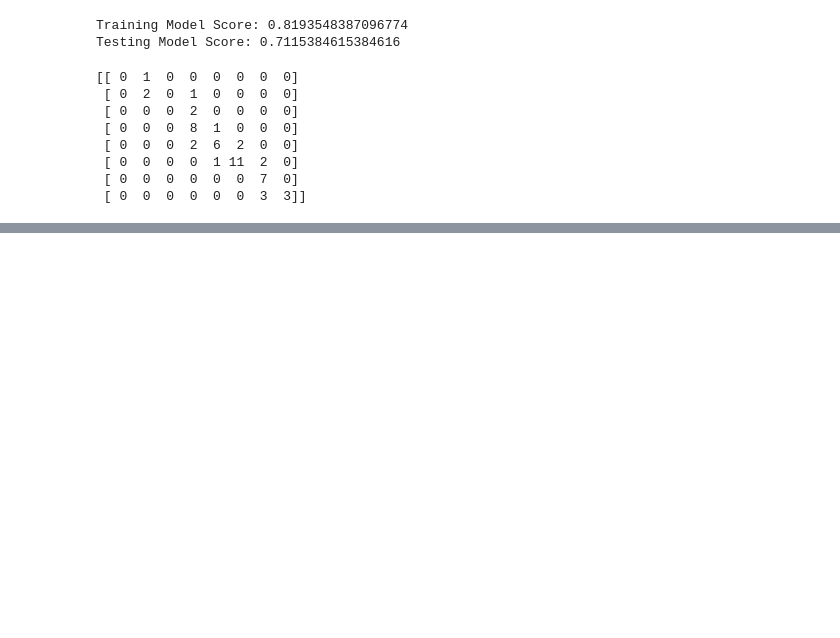
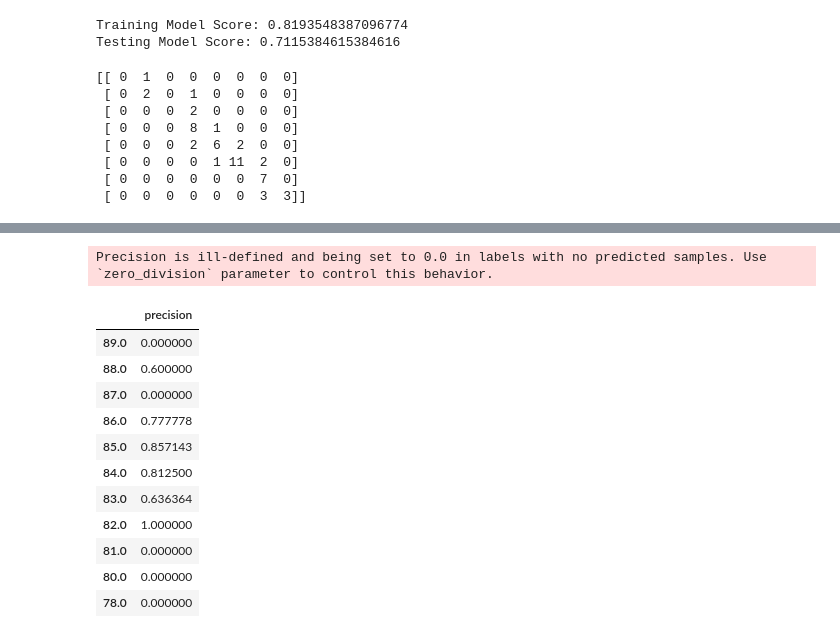
Before and after one commit to Cabone01/Coffee-Coffee, a Jupyter notebook: Coffee_Machine_Learning.ipynb, the cells around one changed output, grey strips where cells are left out. Drawn from its saved outputs; the diff is of its cells as text; code cells hidden in the pictures; blank space fills up the shorter version.

```diff
--- a/Coffee_Machine_Learning.ipynb
+++ b/Coffee_Machine_Learning.ipynb
@@ -266,0 +315,3 @@ Accordion(children=(VBox(children=(HTML(value='\n<h1 id="summary_53L0EO71A1EVHC5
+# %%
+tree_prediction = clf_2.predict(X_test_scaled)
+print(metrics.classification_report(y_test, tree_prediction, labels=np.unique(y_train)))
@@ -266,0 +352,19 @@ Accordion(children=(VBox(children=(HTML(value='\n<h1 id="summary_53L0EO71A1EVHC5
+# %%
+precision = metrics.precision_score(y_test, tree_prediction, average=None, labels=np.unique(y_train))
+precision_results = pd.DataFrame(precision, index=[str(x) for x in y.unique()])
+precision_results.rename(columns={0:'precision'}, inplace=True)
+precision_results
+# %% [output]
+Precision is ill-defined and being set to 0.0 in labels with no predicted samples. Use `zero_division` parameter to control this behavior.
+|  | precision |
+| 89.0 | 0.000000 |
+| 88.0 | 0.600000 |
+| 87.0 | 0.000000 |
+| 86.0 | 0.777778 |
+| 85.0 | 0.857143 |
+| 84.0 | 0.812500 |
+| 83.0 | 0.636364 |
+| 82.0 | 1.000000 |
+| 81.0 | 0.000000 |
+| 80.0 | 0.000000 |
+| 78.0 | 0.000000 |
```
Also changed, not shown: parts of 15 cells of this notebook.
